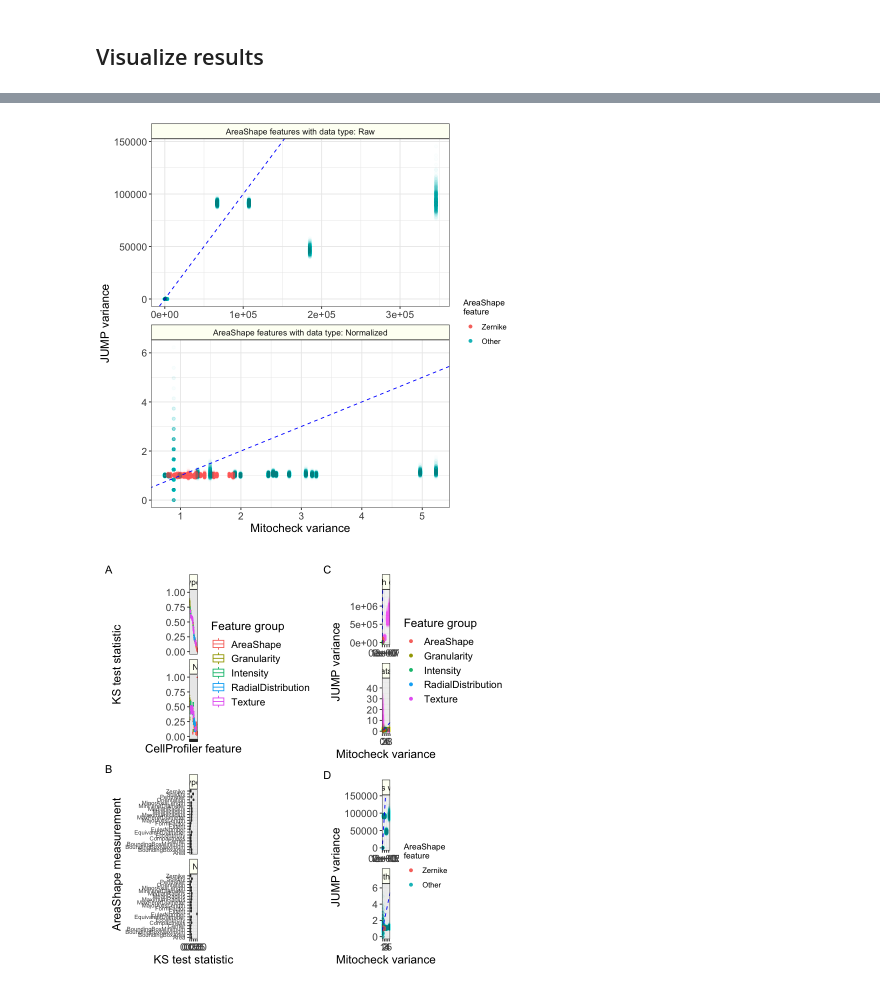
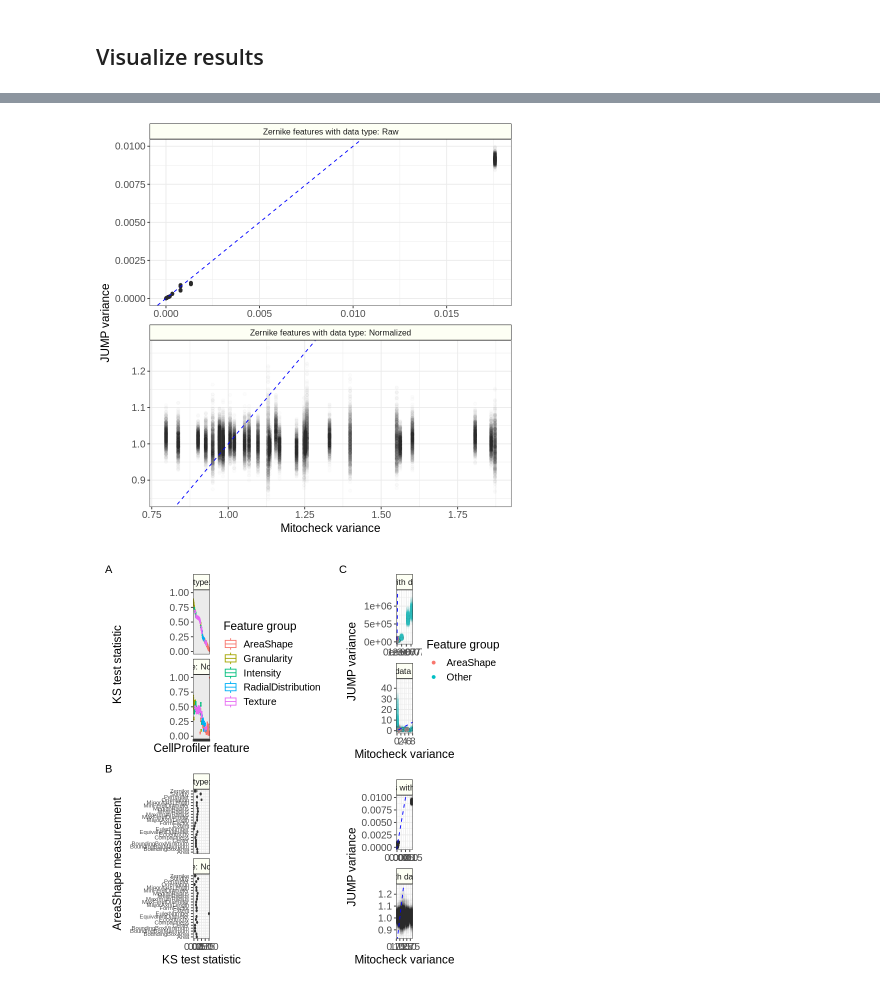
Before and after one commit to WayScience/phenotypic_profiling, a Jupyter notebook: 7.figures/SupplementaryFigure_JUMPMitocheck_FeatureSpaceDifferences.ipynb, the cells around one changed output, grey strips where cells are left out. Cells and saved outputs as stored; diff of their text form; code cells hidden in the pictures.

```diff
--- a/7.figures/SupplementaryFigure_JUMPMitocheck_FeatureSpaceDifferences.ipynb
+++ b/7.figures/SupplementaryFigure_JUMPMitocheck_FeatureSpaceDifferences.ipynb
@@ -159,16 +178,28 @@ areashape_boxplot
 # %%
-ks_zernike_highlight_df <- ks_test_df %>%
+ks_areashape_highlight_df <- ks_test_df %>%
     dplyr::mutate(
+        areashape_or_not = ifelse(feature_group == "AreaShape", "AreaShape", "Other"),
         zernike_or_not = ifelse(measurement == "Zernike", "Zernike", "Other")
     )
 
-ks_zernike_highlight_df$zernike_or_not <- factor(
-    ks_zernike_highlight_df$zernike_or_not,
+ks_areashape_highlight_df$areashape_or_not <- factor(
+    ks_areashape_highlight_df$areashape_or_not,
+    levels = c("AreaShape", "Other")
+)
+
+ks_areashape_highlight_df$zernike_or_not <- factor(
+    ks_areashape_highlight_df$zernike_or_not,
     levels = c("Zernike", "Other")
 )
 
+print(length(unique(
+    ks_areashape_highlight_df %>%
+        dplyr::filter(areashape_or_not == "AreaShape") %>%
+        dplyr::pull(feature)
+    )))
+
 length(unique(
-    ks_zernike_highlight_df %>%
+    ks_areashape_highlight_df %>%
         dplyr::filter(zernike_or_not == "Zernike") %>%
         dplyr::pull(feature)
     ))
@@ -182,10 +214,10 @@ custom_labeller <- function(value) {
 
 variance_gg <- (
     ggplot(
-        ks_zernike_highlight_df,
+        ks_areashape_highlight_df,
         aes(x = mitocheck_variance, y = jump_variance)
     )
-    + geom_point(aes(color = feature_group), alpha = 0.01)
+    + geom_point(aes(color = areashape_or_not), alpha = 0.01)
     + theme_bw()
     + figure_theme
     + theme(
@@ -219,17 +251,17 @@ variance_gg
 # %%
 custom_labeller <- function(value) {
-  paste("AreaShape features with data type:", stringr::str_to_title(value))
+  paste("Zernike features with data type:", stringr::str_to_title(value))
 }
 
-variance_areashape_gg <- (
+variance_zernike_gg <- (
     ggplot(
-        ks_zernike_highlight_df %>%
+        ks_areashape_highlight_df %>%
         dplyr::filter(
-            feature_group == "AreaShape"
+            zernike_or_not == "Zernike"
         ),
         aes(x = mitocheck_variance, y = jump_variance)
     )
-    + geom_point(alpha = 0.01, aes(color = zernike_or_not))
+    + geom_point(alpha = 0.01, color = "black")
     + theme_bw()
     + figure_theme
     + theme(
@@ -255,20 +287,20 @@ variance_areashape_gg <- (
     )
 )
 
-variance_areashape_gg
+variance_zernike_gg
 # %% [output]
-[figure, old version]
+[figure, new version]
 # %%
 sup_fig_gg <- (
     (
         full_summary_boxplot / areashape_boxplot
     ) | (
-        variance_gg / variance_areashape_gg
+        variance_gg / variance_zernike_gg
     )
-) + plot_annotation(tag_levels = "A") + plot_layout(heights = c(1, 0.6))
+) + plot_annotation(tag_levels = list(c("A", "B", "C", ""))) + plot_layout(heights = c(1, 0.6))
 
-ggsave(output_file, dpi = 500, height = 10, width = 13)
+ggsave(output_file, dpi = 500, height = 11, width = 13)
 
 sup_fig_gg
 # %% [output]
-[figure, old version]
+[figure, new version]
```
Also changed, not shown: parts of 7 cells of this notebook, 2 other files.
